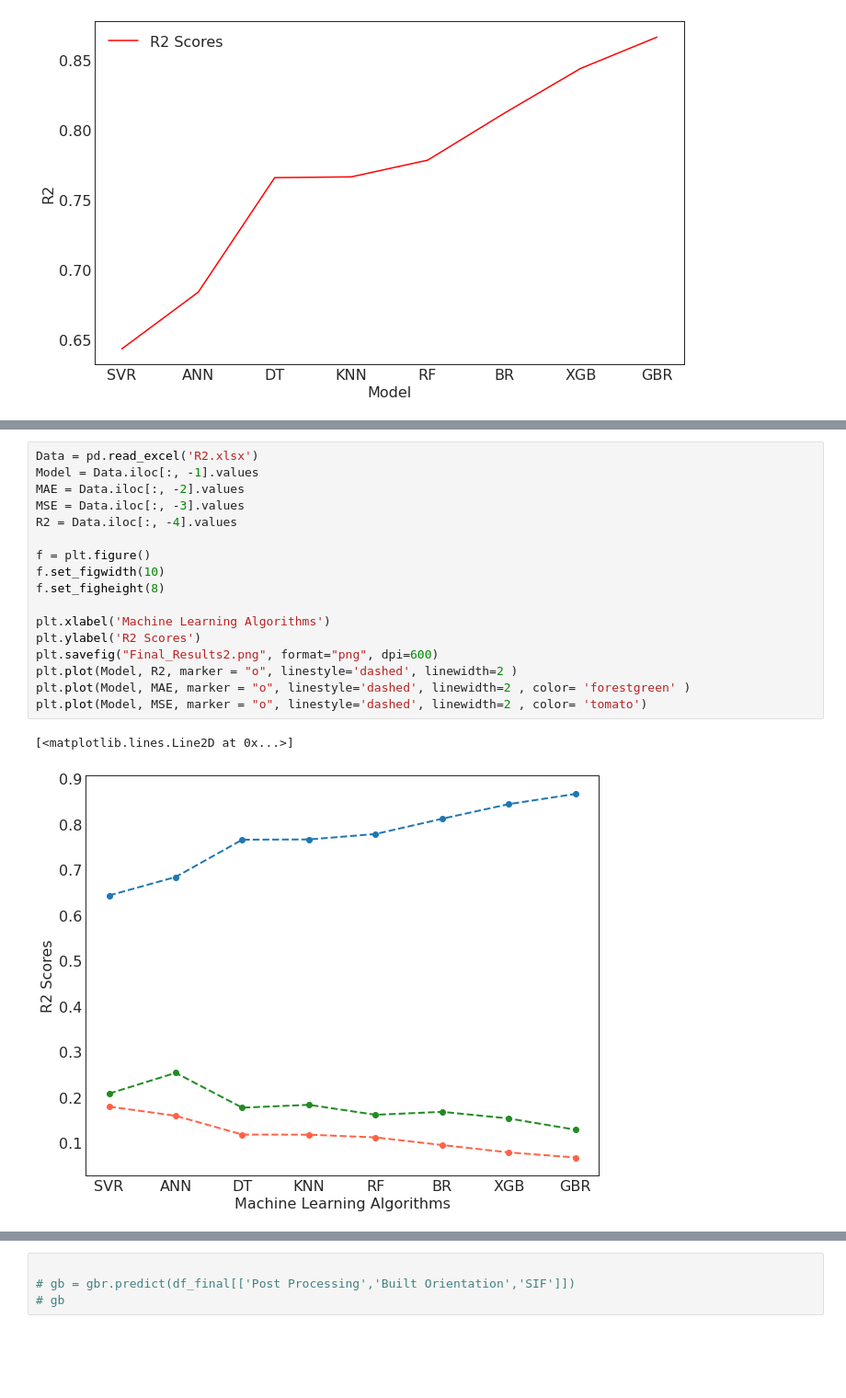
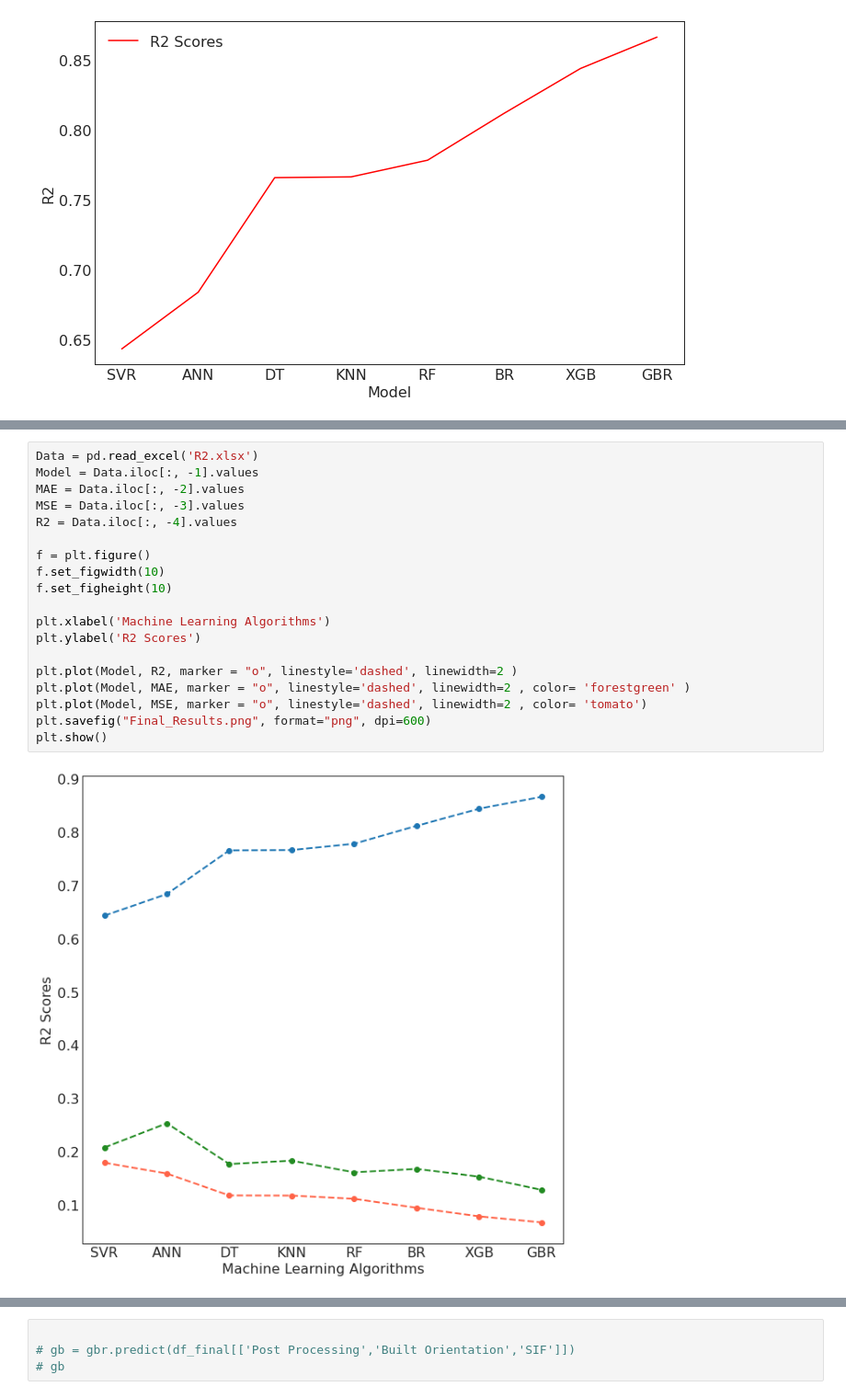
Before and after one commit to Sujal-vajire/Machine-learning-models, a Jupyter notebook: Comparative_Study_of_Various_Machine_Learning_Models_to_Predict_Fatigue_Crack_Growth_Rate.ipynb, the cells around one changed output, grey strips where cells are left out. Shown at 92% size. Saved outputs shown, nothing was run; the diff lists cells and outputs as text; blank space fills up the shorter version.

```diff
--- a/Comparative_Study_of_Various_Machine_Learning_Models_to_Predict_Fatigue_Crack_Growth_Rate.ipynb
+++ b/Comparative_Study_of_Various_Machine_Learning_Models_to_Predict_Fatigue_Crack_Growth_Rate.ipynb
@@ -443,23 +446,24 @@ plt.plot(MAE, M2, marker = "o", markersize=8, linestyle='dashed', linewidth=2.3
 # %%
 Data = pd.read_excel('R2.xlsx')
 Model = Data.iloc[:, -1].values
 MAE = Data.iloc[:, -2].values
 MSE = Data.iloc[:, -3].values
 R2 = Data.iloc[:, -4].values
 
 f = plt.figure()
 f.set_figwidth(10)
-f.set_figheight(8)
+f.set_figheight(10)
 
 plt.xlabel('Machine Learning Algorithms')
 plt.ylabel('R2 Scores')
-plt.savefig("Final_Results2.png", format="png", dpi=600)
+
 plt.plot(Model, R2, marker = "o", linestyle='dashed', linewidth=2 )
 plt.plot(Model, MAE, marker = "o", linestyle='dashed', linewidth=2 , color= 'forestgreen' )
 plt.plot(Model, MSE, marker = "o", linestyle='dashed', linewidth=2 , color= 'tomato')
+plt.savefig("Final_Results.png", format="png", dpi=600)
+plt.show()
 # %% [output]
-[<matplotlib.lines.Line2D at 0x...>]
-[figure, old version]
+[figure, new version]
 # %%
 Data = pd.read_excel('R2.xlsx')
 Model = Data.iloc[:, -1].values
```
Also changed, not shown: parts of 4 cells of this notebook.
